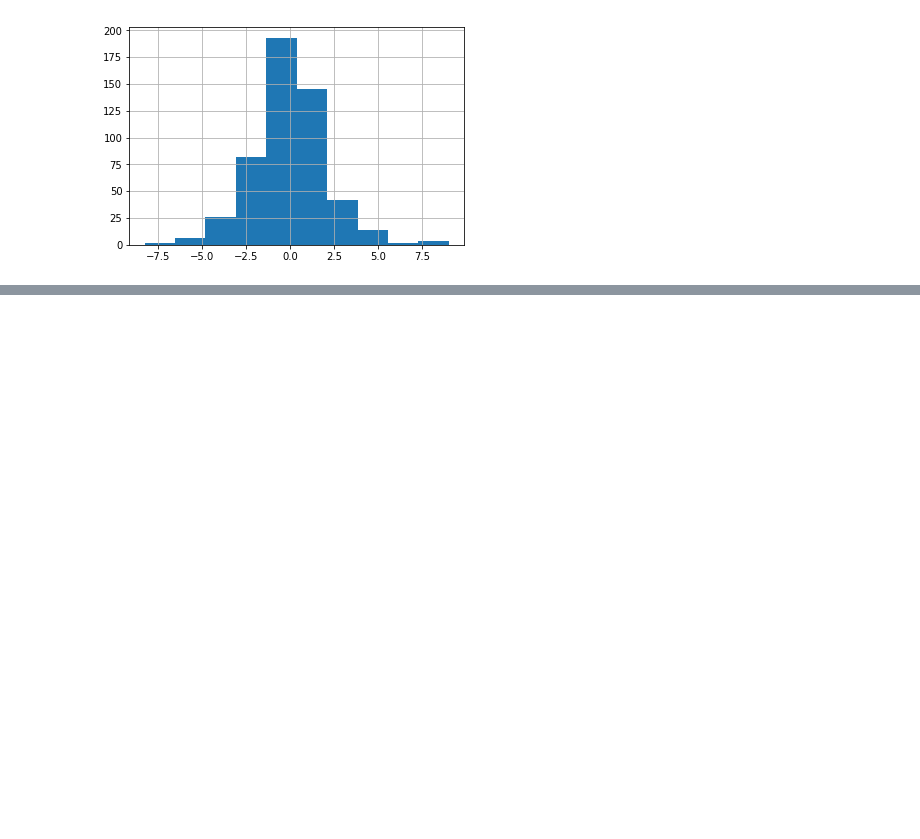
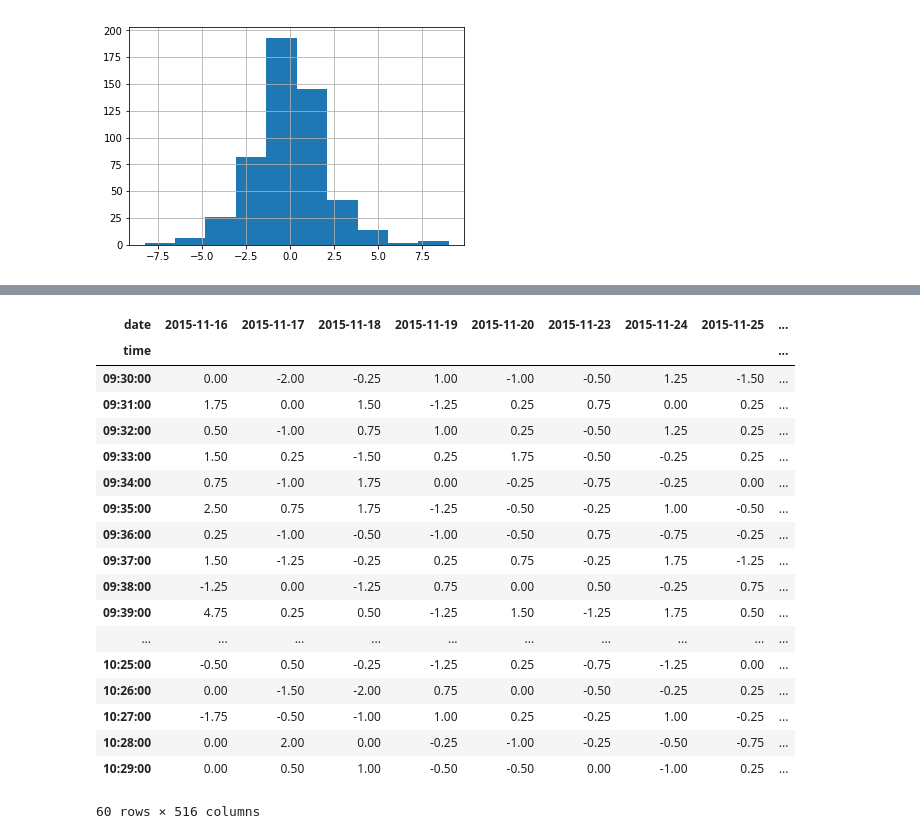
Before and after one commit to kevinfcleary/Brendan_Stuff, a Jupyter notebook: Brendan_Stuff/Analytics Suite v0.1.ipynb, the cells around one changed output, grey strips where cells are left out. Cells and saved outputs as stored; diff of their text form; code cells hidden in the pictures; blank space fills up the shorter version.

```diff
--- a/Brendan_Stuff/Analytics Suite v0.1.ipynb
+++ b/Brendan_Stuff/Analytics Suite v0.1.ipynb
@@ -524,18 +565,16 @@ from pandas.tseries.holiday import USFederalHolidayCalendar
 cal = USFederalHolidayCalendar() #I know Good Friday is a bank holiday, is it federal?
 holidays = cal.holidays(start='2015-11-14', end='2017-11-14').to_pydatetime()
 
-df=pd.DataFrame(fields1,index=fields,columns=['price'])
+df_temp=pd.DataFrame(fields1,index=fields,columns=['price'])
 
-df.index = df.index.round('1min')
+df_temp.index = df_temp.index.round('1min')
 
-df=df[(df.index.weekday<5) & (df.index.hour<16) & (~df.index.isin(holidays))] #all required filtering
-df = df[((df.index.hour == 9) & (df.index.minute > 30 ))| ((df.index.hour == 10) & (df.index.minute < 30))]
+df_temp=df_temp[(df_temp.index.weekday<5) & (df_temp.index.hour<16) & (~df_temp.index.isin(holidays))] #all required filtering
+df_temp['price_change'] = df_temp['price'] - df_temp['price'].shift(+1)
 
+df_temp = df_temp[((df_temp.index.hour == 9) & (df_temp.index.minute >= 30 ))| ((df_temp.index.hour == 10) & (df_temp.index.minute < 30))]
 
+df_temp['date']=[k.date() for k in df_temp.index]
+df_temp['time']=[k.time() for k in df_temp.index]
 
-df['date']=[k.date() for k in df.index]
-df['time']=[k.time() for k in df.index]
-
-df=df.pivot(index='time',columns='date',values='price')
-
-pct_change=df.apply(lambda x:(x-closing_prices.shift(1).loc[x.name])/closing_prices.shift(1).loc[x.name])
+df_temp=df_temp.pivot(index='time',columns='date',values='price_change')
@@ -563,0 +581,22 @@ df
+# %%
+df_temp
+# %% [output]
+| date | 2015-11-16 | 2015-11-17 | 2015-11-18 | 2015-11-19 | 2015-11-20 | 2015-11-23 | 2015-11-24 | 2015-11-25 | ... |
+| time |  |  |  |  |  |  |  |  | ... |
+| 09:30:00 | 0.00 | -2.00 | -0.25 | 1.00 | -1.00 | -0.50 | 1.25 | -1.50 | ... |
+| 09:31:00 | 1.75 | 0.00 | 1.50 | -1.25 | 0.25 | 0.75 | 0.00 | 0.25 | ... |
+| 09:32:00 | 0.50 | -1.00 | 0.75 | 1.00 | 0.25 | -0.50 | 1.25 | 0.25 | ... |
+| 09:33:00 | 1.50 | 0.25 | -1.50 | 0.25 | 1.75 | -0.50 | -0.25 | 0.25 | ... |
+| 09:34:00 | 0.75 | -1.00 | 1.75 | 0.00 | -0.25 | -0.75 | -0.25 | 0.00 | ... |
+| 09:35:00 | 2.50 | 0.75 | 1.75 | -1.25 | -0.50 | -0.25 | 1.00 | -0.50 | ... |
+| 09:36:00 | 0.25 | -1.00 | -0.50 | -1.00 | -0.50 | 0.75 | -0.75 | -0.25 | ... |
+| 09:37:00 | 1.50 | -1.25 | -0.25 | 0.25 | 0.75 | -0.25 | 1.75 | -1.25 | ... |
+| 09:38:00 | -1.25 | 0.00 | -1.25 | 0.75 | 0.00 | 0.50 | -0.25 | 0.75 | ... |
+| 09:39:00 | 4.75 | 0.25 | 0.50 | -1.25 | 1.50 | -1.25 | 1.75 | 0.50 | ... |
+| ... | ... | ... | ... | ... | ... | ... | ... | ... | ... |
+| 10:25:00 | -0.50 | 0.50 | -0.25 | -1.25 | 0.25 | -0.75 | -1.25 | 0.00 | ... |
+| 10:26:00 | 0.00 | -1.50 | -2.00 | 0.75 | 0.00 | -0.50 | -0.25 | 0.25 | ... |
+| 10:27:00 | -1.75 | -0.50 | -1.00 | 1.00 | 0.25 | -0.25 | 1.00 | -0.25 | ... |
+| 10:28:00 | 0.00 | 2.00 | 0.00 | -0.25 | -1.00 | -0.25 | -0.50 | -0.75 | ... |
+| 10:29:00 | 0.00 | 0.50 | 1.00 | -0.50 | -0.50 | 0.00 | -1.00 | 0.25 | ... |
+60 rows × 516 columns
```
Also changed, not shown: parts of 10 cells of this notebook.
